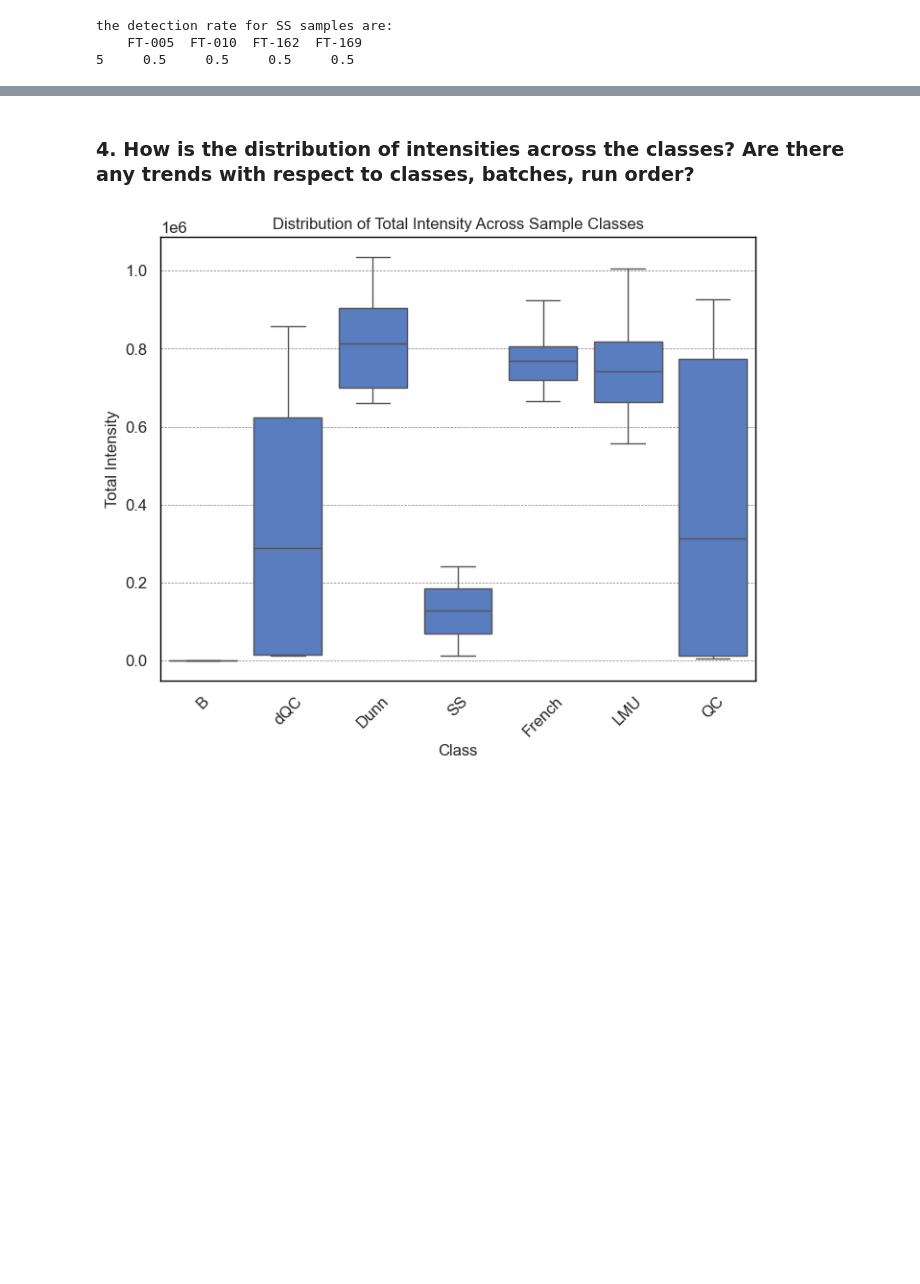
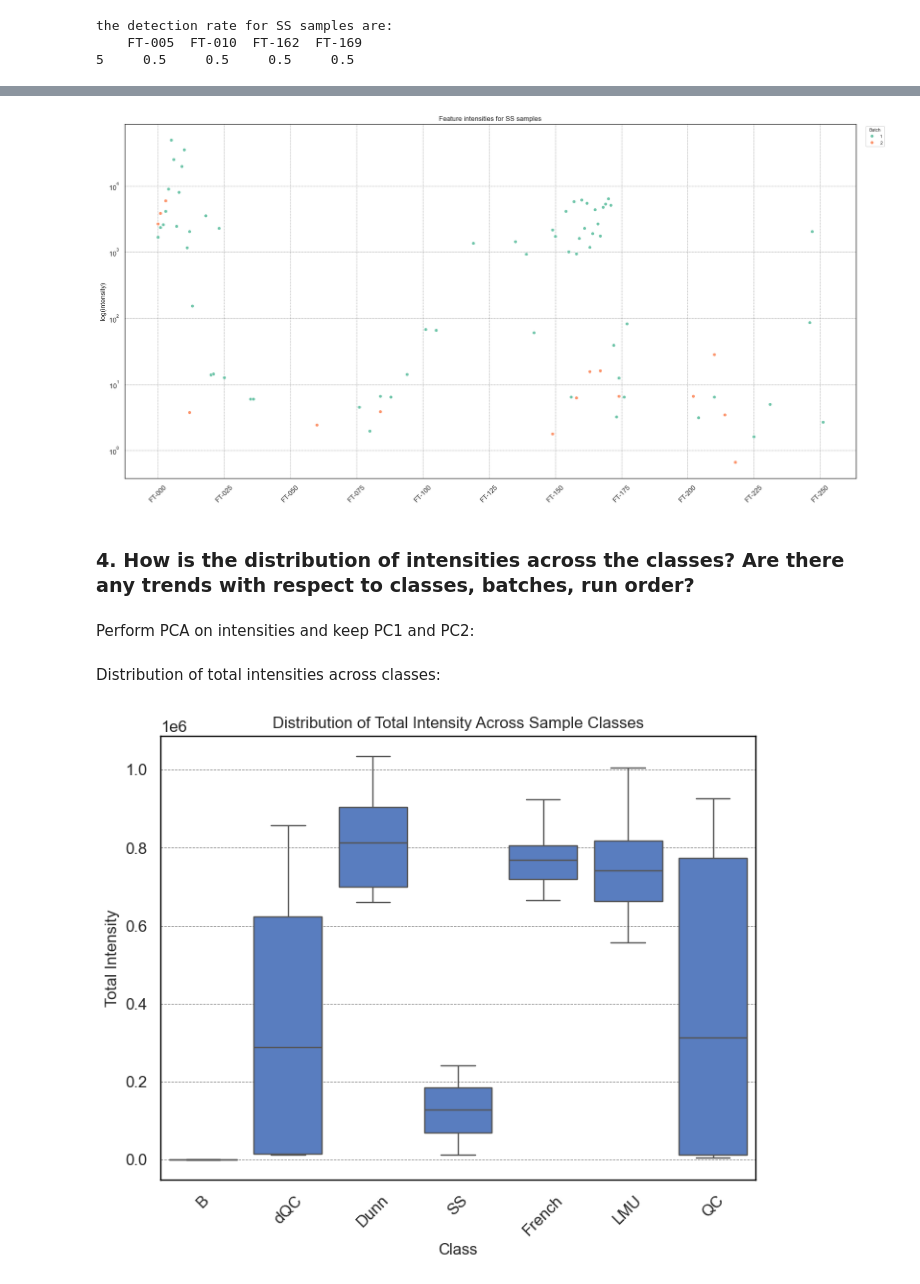
Before and after one commit to AliSaadatV/glycan_analysis, a Jupyter notebook: task1/notebooks/01_EDA.ipynb, the cells around one changed output, grey strips where cells are left out. Cells and saved outputs as stored; diff of their text form; code cells hidden in the pictures; blank space fills up the shorter version.

```diff
--- a/task1/notebooks/01_EDA.ipynb
+++ b/task1/notebooks/01_EDA.ipynb
@@ -274,10 +291,10 @@ plt.show()
 intensity_long = data_mat.melt(id_vars='sample', var_name='feature', value_name='intensity')
 
 # Merge with acquisition_list to add class labels
-intensity_long = intensity_long.merge(sample_meta[['sample', 'class']], on='sample')
+intensity_long = intensity_long.merge(sample_meta[['sample', 'class', 'order', 'batch']], on='sample')
 
 # Calculate the total intensity for each feature by class
-feature_class_intensity = intensity_long.groupby(['feature', 'class'])['intensity'].sum().unstack(fill_value=0)
+feature_class_intensity = intensity_long.drop(['order', 'batch'], axis=1).groupby(['feature', 'class'])['intensity'].sum().unstack(fill_value=0)
 
 # Calculate the proportion of intensity per class for each feature
 feature_class_proportions = feature_class_intensity.div(feature_class_intensity.sum(axis=1), axis=0)
@@ -487,3 +512,19 @@ the D-Ratio for exogenous compounds are:
+# %%
+plt.figure(figsize=(20, 10))
+sns.lineplot(data=intensity_long.loc[intensity_long['class'] == 'SS'], x='feature', y='intensity',\
+             hue='batch', alpha=0.95, palette = 'Set2', linestyle='', err_style='bars', marker='o')
+
+plt.title('Feature intensities for SS samples')
+plt.xlabel(None)
+plt.xticks(ticks=range(0, len(ft_columns), 25), labels=[f'FT-{i:03}' for i in range(0, len(ft_columns), 25)], rotation=45)
+plt.legend(title='Batch', bbox_to_anchor=(1.01, 1), loc='upper left')
+plt.tight_layout()
+plt.savefig(f"{config['paths']['figures_dir']}/feature_distribution_in_SS_samples.png")
+plt.yscale('log')
+plt.ylabel('log(intensity)')
+plt.show()
+# %% [output]
+[figure, added]
 # %% [markdown]
 ### 4. How is the distribution of intensities across the classes? Are there any trends with respect to classes, batches, run order?
 # %%
@@ -492,4 +533,6 @@ data_mat['total_intensity'] = data_mat.iloc[:, 1:].sum(axis=1)
 
 # Merge total intensity with acquisition_list metadata
 intensity_metadata = data_mat[['sample', 'total_intensity']].merge(sample_meta, on='sample')
+# %% [markdown]
+Perform PCA on intensities and keep PC1 and PC2:
 # %%
@@ -499,5 +546,7 @@ pca_results = pca.fit_transform(data_mat.iloc[:, 1:])
 sample_meta['PCA1'] = pca_results[:, 0]
 sample_meta['PCA2'] = pca_results[:, 1]
+# %% [markdown]
+Distribution of total intensities across classes:
 # %%
 plt.figure()
 sns.boxplot(data=intensity_metadata, x='class', y='total_intensity')
```
Also changed, not shown: parts of 30 cells of this notebook, 25 other files.
